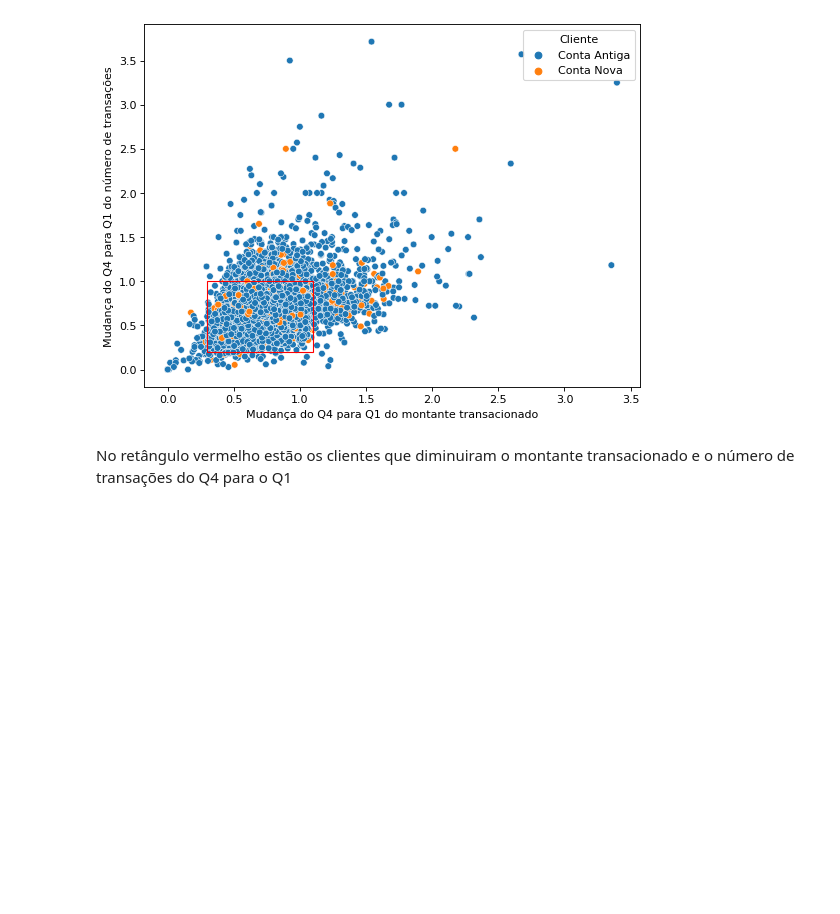
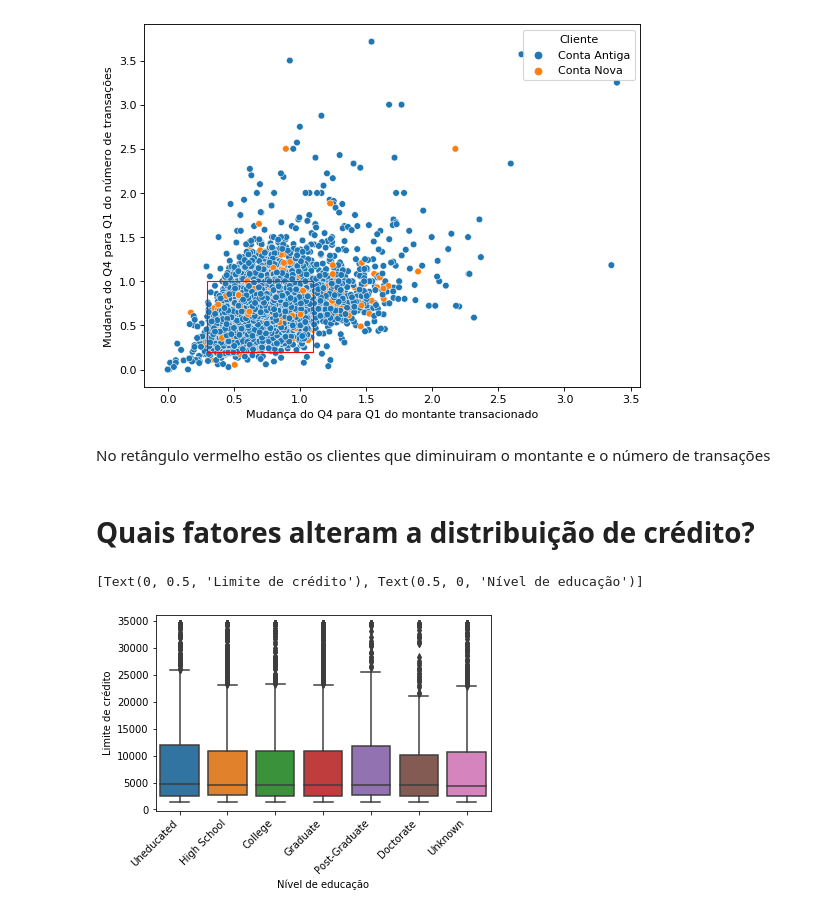
Before and after one commit to gabrielpastori/exploratoryAnalysis, a Jupyter notebook: eda.ipynb, the cells around one changed output. Saved outputs shown, nothing was run; the diff lists cells and outputs as text; code cells hidden in the pictures; blank space fills up the shorter version.

Commit message:
Add Credit distribution & fix errors

```diff
--- a/eda.ipynb
+++ b/eda.ipynb
@@ -156,4 +154,17 @@ plt.show()
 # %% [output]
 [figure]
 # %% [markdown]
-No retângulo vermelho estão os clientes que diminuiram o montante transacionado e o número de transações do Q4 para o Q1
+No retângulo vermelho estão os clientes que diminuiram o montante e o número de transações
+# %% [markdown]
+# Quais fatores alteram a distribuição de crédito?
+# %%
+fig, axs = plt.subplots(ncols=1)
+
+ordem = ['Uneducated','High School','College','Graduate','Post-Graduate','Doctorate','Unknown']
+
+sns.boxplot(x='Education_Level',y='Credit_Limit', data=bankc, order=ordem)
+fig.autofmt_xdate(rotation=45)
+axs.set(xlabel="Nível de educação", ylabel="Limite de crédito")
+# %% [output]
+[Text(0, 0.5, 'Limite de crédito'), Text(0.5, 0, 'Nível de educação')]
+[figure, added]
```
Also changed, not shown: parts of 7 cells of this notebook.
